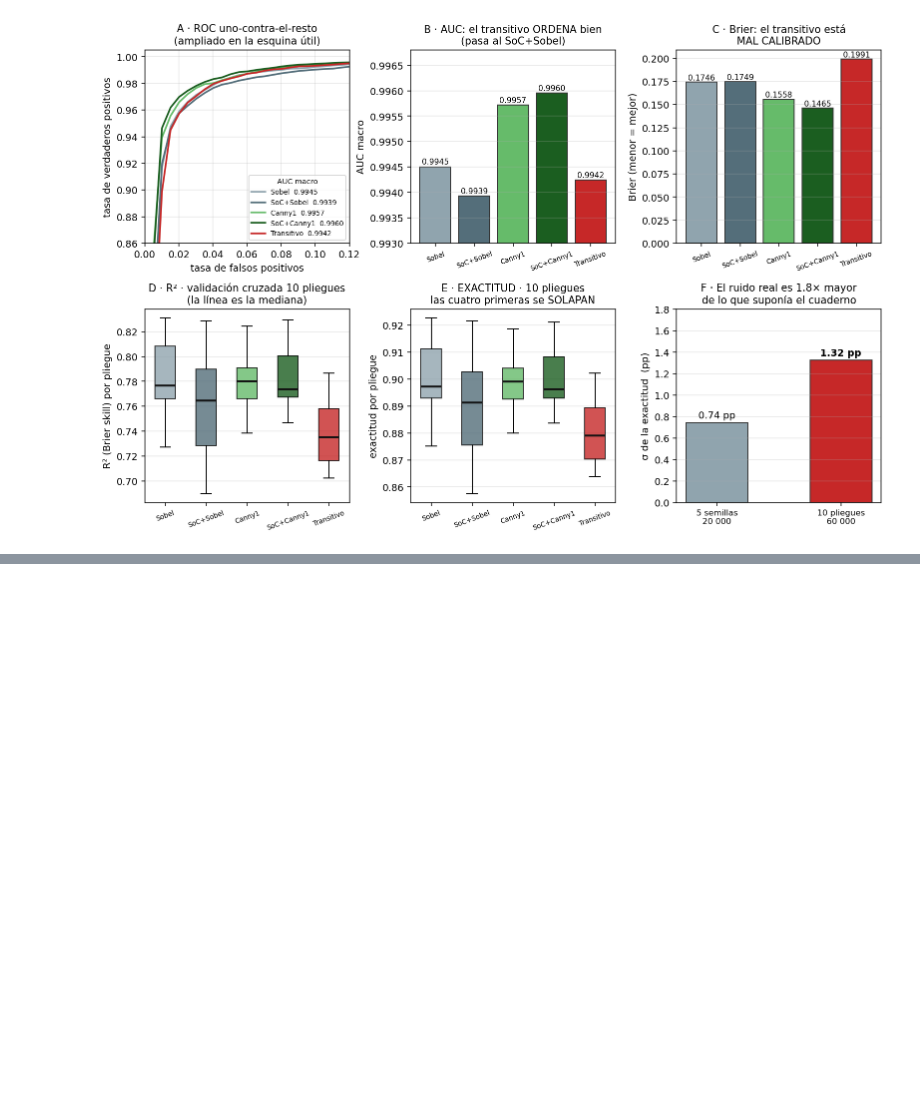
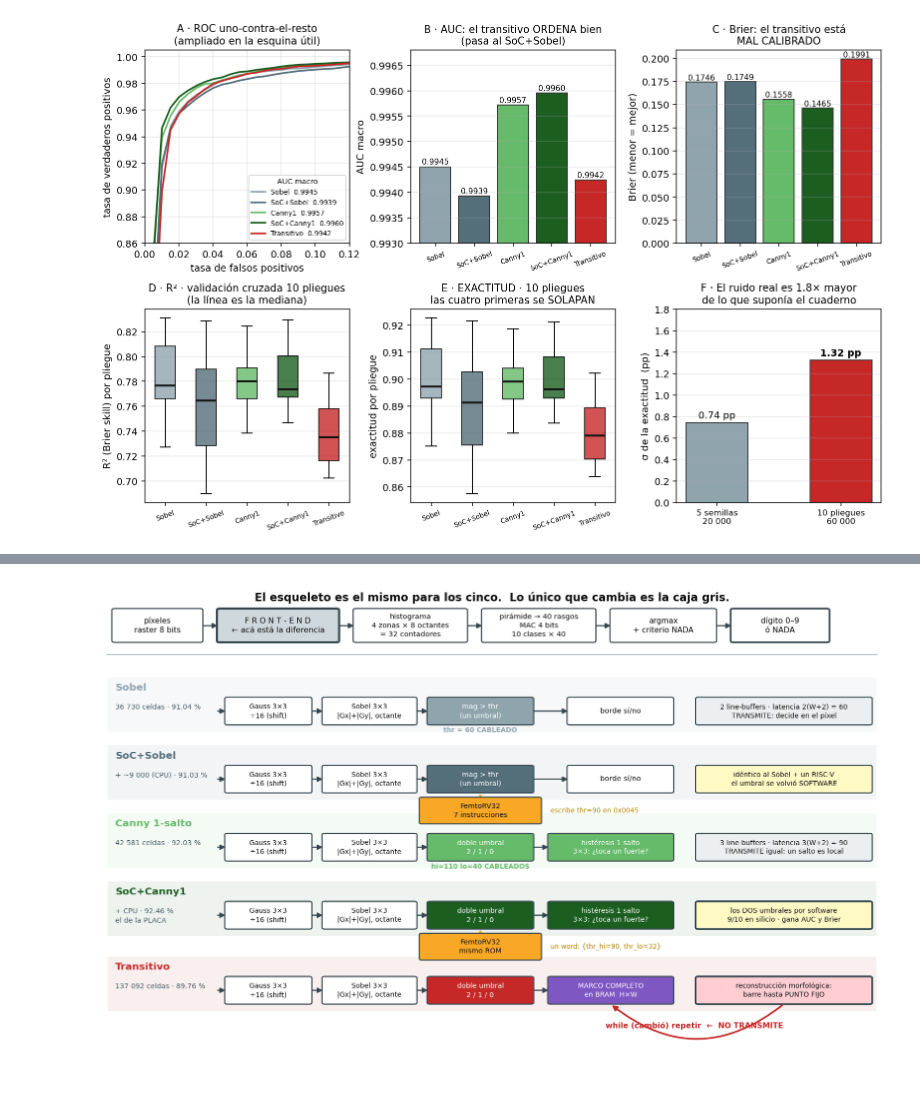
Before and after one commit to VictorMartinez89/tty_project_filter, a Jupyter notebook: conda/TTY_Filter_Sobel/TTY_Filter_Sobel2.ipynb, the cells around one changed output, grey strips where cells are left out. Cells and saved outputs as stored; diff of their text form; code cells hidden in the pictures; blank space fills up the shorter version.

```diff
--- a/conda/TTY_Filter_Sobel/TTY_Filter_Sobel2.ipynb
+++ b/conda/TTY_Filter_Sobel/TTY_Filter_Sobel2.ipynb
@@ -2942,0 +3259,99 @@ sigma: 0.74 pp (5 semillas) -> 1.32 pp (10 pliegues)
+# %%
+# === Cuaderno 2 · figura 17: los cinco front-ends como datapath ===
+import matplotlib.pyplot as plt
+from matplotlib.patches import FancyBboxPatch, FancyArrowPatch
+
+G="#90a4ae"; GS="#546e7a"; C="#66bb6a"; CS="#1b5e20"; T="#c62828"
+CPU="#f9a825"; MEM="#7e57c2"; NEU="#eceff1"
+
+fig,ax=plt.subplots(figsize=(14.6,9.4)); ax.set_xlim(0,100); ax.set_ylim(-6,100); ax.axis("off")
+
+def caja(x,y,w,h,txt,fc=NEU,ec="#37474f",fs=8,tc="#111",lw=1.2,ls="-"):
+    ax.add_patch(FancyBboxPatch((x,y),w,h,boxstyle="round,pad=0.35",
+                 fc=fc,ec=ec,lw=lw,ls=ls,zorder=2))
+    ax.text(x+w/2,y+h/2,txt,ha="center",va="center",fontsize=fs,color=tc,zorder=3,linespacing=1.35)
+
+def flecha(x1,y1,x2,y2,c="#37474f",lw=1.3,ls="-"):
+    ax.add_patch(FancyArrowPatch((x1,y1),(x2,y2),arrowstyle="-|>",mutation_scale=11,
+                 color=c,lw=lw,ls=ls,zorder=1))
+
+# ---------- el esqueleto comun ----------
+ax.text(50,97,"El esqueleto es el mismo para los cinco.  Lo único que cambia es la caja gris.",
+        ha="center",fontsize=11.5,weight="bold",color="#111")
+y=88.5
+caja(1.5,y,11,6.5,"píxeles\nraster 8 bits",fc="#fff",fs=8)
+caja(15,y,15,6.5,"F R O N T - E N D\n← acá está la diferencia",fc="#cfd8dc",fs=8.2,lw=2.2)
+caja(32.5,y,14,6.5,"histograma\n4 zonas × 8 octantes\n= 32 contadores",fc="#fff",fs=7.6)
+caja(49,y,14,6.5,"pirámide → 40 rasgos\nMAC 4 bits\n10 clases × 40",fc="#fff",fs=7.6)
+caja(65.5,y,13,6.5,"argmax\n+ criterio NADA",fc="#fff",fs=8)
+caja(81,y,12,6.5,"dígito 0–9\nó NADA",fc="#fff",fs=8.2,lw=1.8)
+for a,b in [(12.5,15),(30,32.5),(46.5,49),(63,65.5),(78.5,81)]: flecha(a,y+3.2,b,y+3.2)
+ax.plot([0.5,99.5],[85.5,85.5],color="#b0bec5",lw=1)
+
+FIL=[
+ ("Sobel",G,"36 730 celdas · 91.04 %"),
+ ("SoC+Sobel",GS,"+ ~9 000 (CPU) · 91.03 %"),
+ ("Canny 1-salto",C,"42 581 celdas · 92.03 %"),
+ ("SoC+Canny1",CS,"+ CPU · 92.46 %\nel de la PLACA"),
+ ("Transitivo",T,"137 092 celdas · 89.76 %"),
+]
+ys=[70.5,56.0,41.5,27.0,11.0]
+
+for (nom,col,costo),yy in zip(FIL,ys):
+    ax.add_patch(FancyBboxPatch((0.8,yy-1.2),98.4,11.2,boxstyle="round,pad=0.2",
+                 fc=col,ec="none",alpha=.07,zorder=0))
+    ax.text(1.6,yy+7.4,nom,fontsize=10.4,weight="bold",color=col)
+    ax.text(1.6,yy+4.6,costo,fontsize=7.4,color="#455a64",va="top",linespacing=1.5)
+
+    h=5.2; yb=yy+0.4
+    caja(16,yb,10.5,h,"Gauss 3×3\n÷16 (shift)",fc="#fff",fs=7.2)
+    caja(28.5,yb,11.5,h,"Sobel 3×3\n|Gx|+|Gy|, octante",fc="#fff",fs=7.2)
+    flecha(14.5,yb+h/2,16,yb+h/2); flecha(26.5,yb+h/2,28.5,yb+h/2)
+
+    if nom=="Sobel":
+        caja(42,yb,13,h,"mag > thr\n(un umbral)",fc=col,fs=7.4,tc="#fff")
+        flecha(40,yb+h/2,42,yb+h/2); flecha(55,yb+h/2,60,yb+h/2)
+        caja(60,yb,13,h,"borde sí/no",fc="#fff",fs=7.6)
+        caja(76.5,yb,22,h,"2 line-buffers · latencia 2(W+2) = 60\nTRANSMITE: decide en el píxel",fc="#eceff1",fs=7.2)
+        ax.text(48.5,yb-1.9,"thr = 60 CABLEADO",ha="center",fontsize=7,color=col,weight="bold")
+
+    if nom=="SoC+Sobel":
+        caja(42,yb,13,h,"mag > thr\n(un umbral)",fc=col,fs=7.4,tc="#fff")
+        flecha(40,yb+h/2,42,yb+h/2); flecha(55,yb+h/2,60,yb+h/2)
+        caja(60,yb,13,h,"borde sí/no",fc="#fff",fs=7.6)
+        caja(76.5,yb,22,h,"idéntico al Sobel + un RISC-V\nel umbral se volvió SOFTWARE",fc="#fff9c4",fs=7.2)
+        caja(41,yb-6.6,15,5.0,"FemtoRV32\n7 instrucciones",fc=CPU,fs=7.4)
+        flecha(48.5,yb-1.6,48.5,yb,c=CPU,lw=2.0)
+        ax.text(57.5,yb-4.1,"escribe thr=90 en 0x0045",fontsize=7,color="#b28704",va="center")
+
+    if nom=="Canny 1-salto":
+        caja(42,yb,13,h,"doble umbral\n2 / 1 / 0",fc=col,fs=7.4,tc="#fff")
+        caja(57.5,yb,15.5,h,"histéresis 1 salto\n3×3: ¿toca un fuerte?",fc=col,fs=7.2,tc="#fff")
+        flecha(40,yb+h/2,42,yb+h/2); flecha(55,yb+h/2,57.5,yb+h/2)
+        caja(76.5,yb,22,h,"3 line-buffers · latencia 3(W+2) = 90\nTRANSMITE igual: un salto es local",fc="#eceff1",fs=7.2)
+        ax.text(48.5,yb-1.9,"hi=110 lo=40 CABLEADOS",ha="center",fontsize=7,color=col,weight="bold")
+
+    if nom=="SoC+Canny1":
+        caja(42,yb,13,h,"doble umbral\n2 / 1 / 0",fc=col,fs=7.4,tc="#fff")
+        caja(57.5,yb,15.5,h,"histéresis 1 salto\n3×3: ¿toca un fuerte?",fc=col,fs=7.2,tc="#fff")
+        flecha(40,yb+h/2,42,yb+h/2); flecha(55,yb+h/2,57.5,yb+h/2)
+        caja(76.5,yb,22,h,"los DOS umbrales por software\n9/10 en silicio · gana AUC y Brier",fc="#fff9c4",fs=7.2,lw=1.8)
+        caja(41,yb-6.6,15,5.0,"FemtoRV32\nmismo ROM",fc=CPU,fs=7.4)
+        flecha(48.5,yb-1.6,48.5,yb,c=CPU,lw=2.0)
+        ax.text(57.5,yb-4.1,"un word: {thr_hi=90, thr_lo=32}",fontsize=7,color="#b28704",va="center")
+
+    if nom=="Transitivo":
+        caja(42,yb,13,h,"doble umbral\n2 / 1 / 0",fc=col,fs=7.4,tc="#fff")
+        flecha(40,yb+h/2,42,yb+h/2); flecha(55,yb+h/2,57.5,yb+h/2)
+        caja(57.5,yb,15.5,h,"MARCO COMPLETO\nen BRAM  H×W",fc=MEM,fs=7.2,tc="#fff")
+        caja(76.5,yb,22,h,"reconstrucción morfológica:\nbarre hasta PUNTO FIJO",fc="#ffcdd2",fs=7.2,lw=1.8)
+        ax.add_patch(FancyArrowPatch((87.5,yb-0.3),(65.2,yb-0.3),arrowstyle="-|>",
+                     mutation_scale=11,color=T,lw=1.8,
+                     connectionstyle="arc3,rad=-0.40",zorder=4))
+        ax.text(76.0,yb-5.4,"while (cambió) repetir  ←  NO TRANSMITE",ha="center",fontsize=8.0,
+                color=T,weight="bold")
+
+plt.savefig("fig_frontends.png",dpi=140,bbox_inches="tight")
+print("ok")
+# %% [output]
+[figure, added]
```
Also changed, not shown: parts of 1 cell of this notebook, 2 other files.
